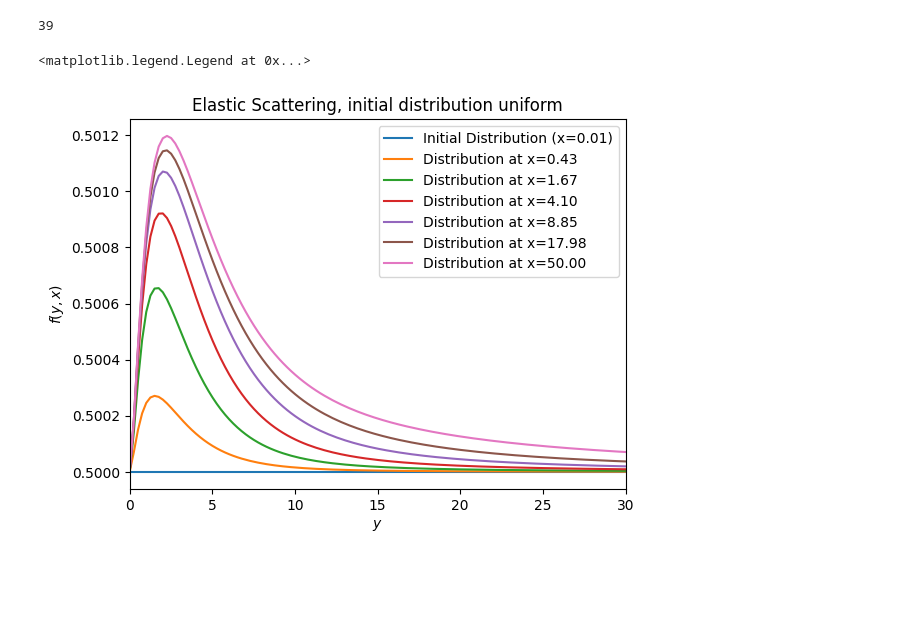
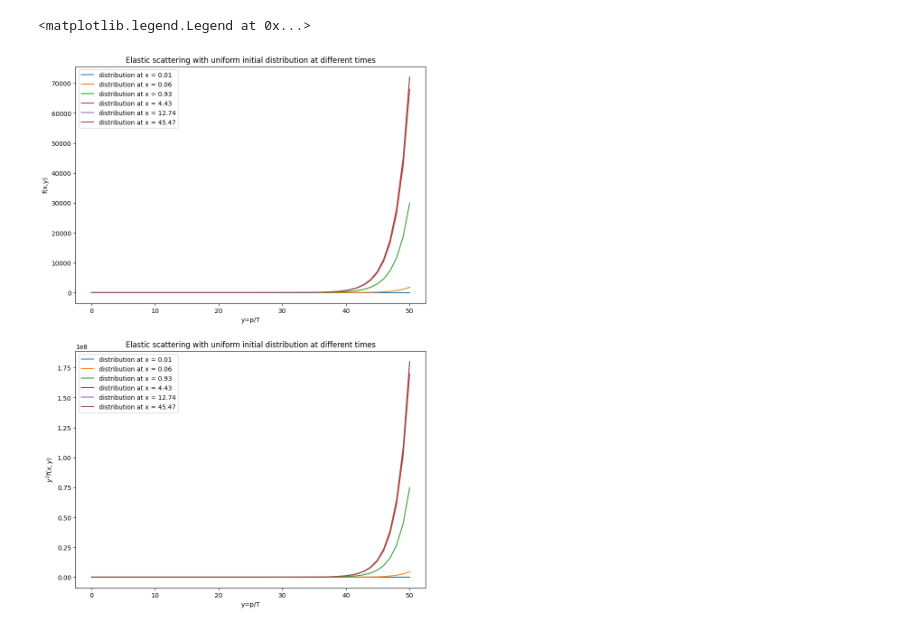
Before and after one commit to TobiasWasheim/master_thesis, a Jupyter notebook: results.ipynb, the cells around one changed output. Drawn from its saved outputs; the diff is of its cells as text; code cells hidden in the pictures; blank space fills up the shorter version.

```diff
--- a/results.ipynb
+++ b/results.ipynb
@@ -9,11 +9,12 @@ import scipy.linalg as lin
 # %%
-x_span = (0.01,50)
-y_span = (0.01,100)
-
-y_steps = 70
+# elastic scattering
+elastic_scattering_J_zero = BE_solver(x_span=(0.01,50),y_span=(0.01,20),y_steps=50,J=0,interaction_strength=1,collision_type="elastic scattering")
+elastic_scattering_J_one  = BE_solver(x_span=(0.01,50),y_span=(0.01,20),y_steps=50,J=1,interaction_strength=1,collision_type="elastic scattering")
 
 
+# annihilation (it doesn't matter what J is - it can be either)
+annihilation = BE_solver(x_span=(0.01,50),y_span=(0.01,20),y_steps=50,J=0,interaction_strength=1,collision_type="annihilation")
 
-scattering_data = solver.BE_solver(x_span,y_span,y_steps, interaction_strength=1,collisions="scattering")
-annihilation_data = solver.BE_solver(x_span,y_span,y_steps, interaction_strength=1,collisions="annihilation")
-both_data = solver.BE_solver(x_span,y_span,y_steps, interaction_strength=1,collisions="both")
+# annihilation and elastic scattering
+both_data_J_zero = BE_solver(x_span=(0.01,50),y_span=(0.01,20),y_steps=50,J=0,interaction_strength=1,collision_type="both")
+both_data_J_one  = BE_solver(x_span=(0.01,50),y_span=(0.01,20),y_steps=50,J=1,interaction_strength=1,collision_type="both")
@@ -112,11 +155,32 @@ Text(0, 0.5, 'f(y,x)')
+# %%
+# format data
+xs_random_dist = scattering_random_distribution[0]
+fs_random_dist = scattering_random_distribution[1]
+ys_random_dist = scattering_random_distribution[2]
 # %%
-def random_distribution(y,x):
-    return 0.5
+fig, axs = plt.subplots(2,figsize=(10,15))
 
-x_span = (0.01,50)
-y_span = (0.01,100)
-y_steps = 400
-sol = solver.BE_solver(x_span,y_span,y_steps,1,collisions="scattering",initial_condition=random_distribution)
-print(len(sol[0]))
+N = 0.2
+
+for k in range(0,len(xs_random_dist),int(len(xs_random_dist)*N)):
+    x = ys_random_dist
+    y = [fs_random_dist[i][k] for i in range(len(ys_random_dist))]
+    axs[0].plot(x,y,label=f"distribution at x = {xs_random_dist[k]:0.2f}")
+
+axs[0].set_xlabel("y=p/T")
+axs[0].set_ylabel("f(x,y)")
+axs[0].set_title("Elastic scattering with uniform initial distribution at different times")
+axs[0].legend()
+
+for k in range(0,len(xs_random_dist),int(len(xs_random_dist)*N)):
+    x = ys_random_dist
+    y = [ys_random_dist[i]**2 * fs_random_dist[i][k] for i in range(len(ys_random_dist))]
+    axs[1].plot(x,y,label=f"distribution at x = {xs_random_dist[k]:.02f}")
+
+axs[1].set_xlabel("y=p/T")
+axs[1].set_ylabel(r"$y^2 f(x,y)$")
+axs[1].set_title("Elastic scattering with uniform initial distribution at different times")
+axs[1].legend()
 # %% [output]
-39
+<matplotlib.legend.Legend at 0x...>
+[figure, added]
@@ -146,19 +186,0 @@ y_6 = [yi * yi * f_6[i] for i,yi in enumerate(ys)]
-# %%
-plt.plot(x,f_0,label=f"Initial Distribution (x={xs[0]:.02f})")
-plt.plot(x,f_1,label=f"Distribution at x={xs[10]:.02f}")
-plt.plot(x,f_2,label=f"Distribution at x={xs[15]:.02f}")
-plt.plot(x,f_3,label=f"Distribution at x={xs[20]:.02f}")
-plt.plot(x,f_4,label=f"Distribution at x={xs[25]:.02f}")
-plt.plot(x,f_5,label=f"Distribution at x={xs[30]:.02f}")
-plt.plot(x,f_6,label=f"Distribution at x={xs[-1]:.02f}")
-
-# plt.plot(x,MB_distribution(x,0),label = "MB distribution")
-
-plt.xlim(0,30)
-plt.xlabel(r"$y$")
-plt.ylabel(r"$f(y,x)$")
-plt.title("Elastic Scattering, initial distribution uniform")
-plt.legend()
-# %% [output]
-<matplotlib.legend.Legend at 0x...>
-[figure, removed]
```
Also changed, not shown: parts of 14 cells of this notebook, 4 other files.
